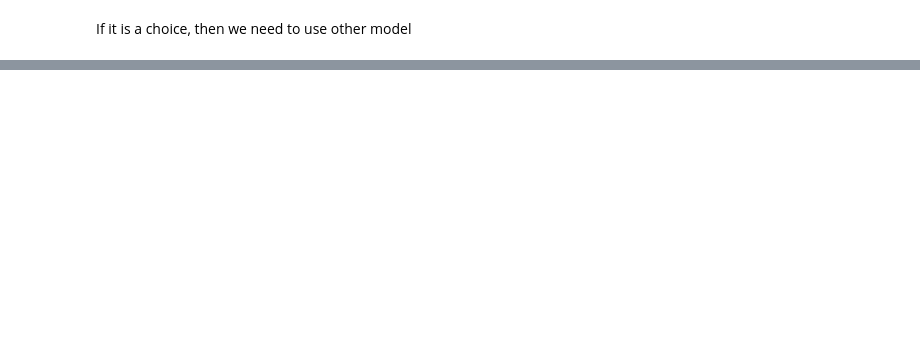
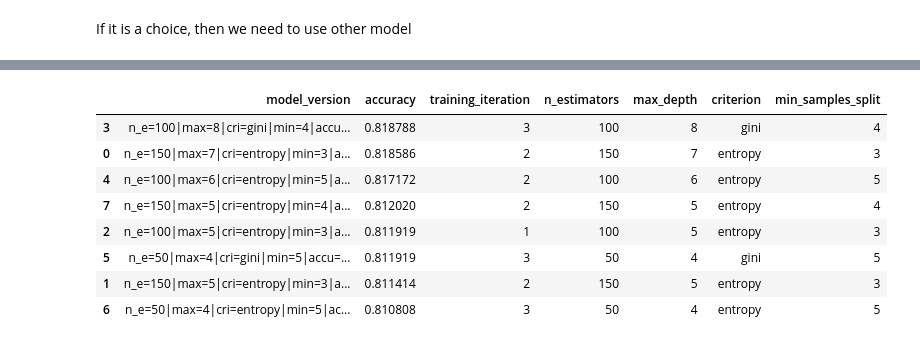
Before and after one commit to h1st-ai/h1st, a Jupyter notebook: examples/RayTune/Test_H1st_Tuner.ipynb, the cells around one changed output, grey strips where cells are left out. Saved outputs shown, nothing was run; the diff lists cells and outputs as text; code cells hidden in the pictures; blank space fills up the shorter version.

```diff
--- a/examples/RayTune/Test_H1st_Tuner.ipynb
+++ b/examples/RayTune/Test_H1st_Tuner.ipynb
@@ -122,0 +215,18 @@ print(analysis.model_version.nunique())
+# %%
+analysis.rename(
+    {f'config/{param["name"]}':param["name"] for param in parameters},
+    axis='columns',
+    inplace=True
+)
+# %%
+analysis.head(20)
+# %% [output]
+|  | model_version | accuracy | training_iteration | n_estimators | max_depth | criterion | min_samples_split |
+| 3 | n_e=100|max=8|cri=gini|min=4|accu... | 0.818788 | 3 | 100 | 8 | gini | 4 |
+| 0 | n_e=150|max=7|cri=entropy|min=3|a... | 0.818586 | 2 | 150 | 7 | entropy | 3 |
+| 4 | n_e=100|max=6|cri=entropy|min=5|a... | 0.817172 | 2 | 100 | 6 | entropy | 5 |
+| 7 | n_e=150|max=5|cri=entropy|min=4|a... | 0.812020 | 2 | 150 | 5 | entropy | 4 |
+| 2 | n_e=100|max=5|cri=entropy|min=3|a... | 0.811919 | 1 | 100 | 5 | entropy | 3 |
+| 5 | n_e=50|max=4|cri=gini|min=5|accu=... | 0.811919 | 3 | 50 | 4 | gini | 5 |
+| 1 | n_e=150|max=5|cri=entropy|min=3|a... | 0.811414 | 2 | 150 | 5 | entropy | 3 |
+| 6 | n_e=50|max=4|cri=entropy|min=5|ac... | 0.810808 | 3 | 50 | 4 | entropy | 5 |
```
Also changed, not shown: parts of 4 cells of this notebook, 1 other file.
